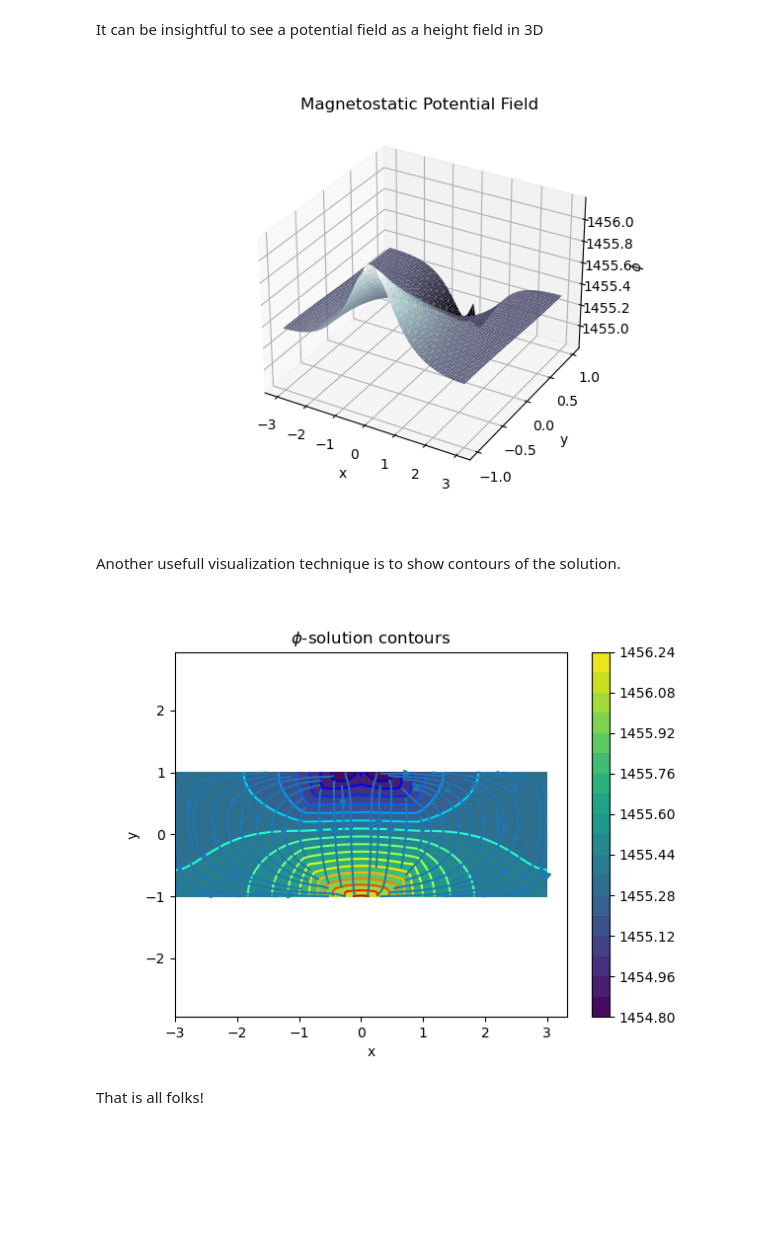
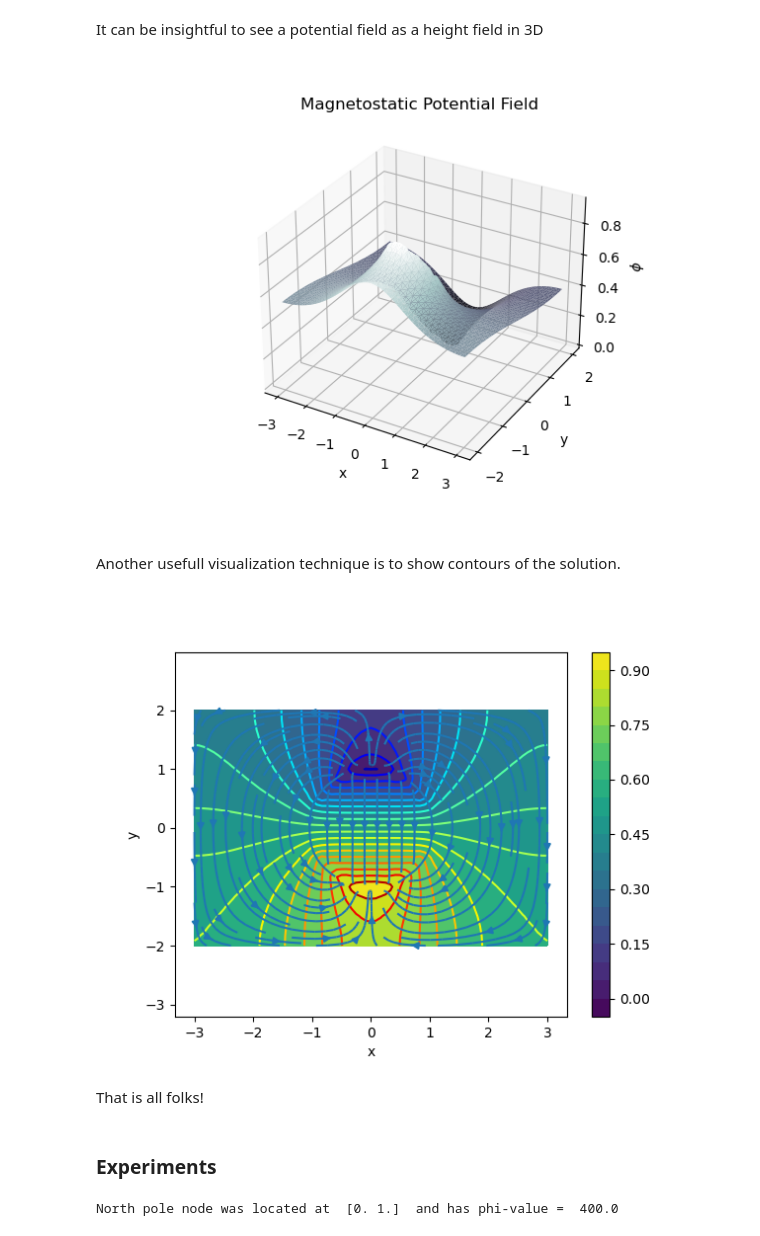
Before and after one commit to XaveryXavier/sim, a Jupyter notebook: week6.ipynb, the cells around one changed output. Cells and saved outputs as stored; diff of their text form; code cells hidden in the pictures; blank space fills up the shorter version.

```diff
--- a/week6.ipynb
+++ b/week6.ipynb
@@ -568,11 +568,24 @@ Now when we have created our control volume data structure we can start assembli
 
 The assembly method returns the A-matrix and b-vector for the full system. It also returns the index of the north pole node where the Dirichlet condition is applied. Further the assembly method applies the boundary condition to the full system before it returns its values.
 # %%
+def M_radial_decay(p, R=1.0, dir_vec=np.array([0, 1])):
+
+    r = np.linalg.norm(p)
+    if r > R:
+        return np.zeros_like(dir_vec)
+    f = np.cos(np.pi * r / (2 * R)) ** 2
+    return f * dir_vec
+
+
+def inside_square(p):
+    return p[0]**2 <= 1 and p[1]**2 <= 1
+
+
 def inside_unit_circle(p):
     return np.linalg.norm(p) <= 1
 
 
-def matrix_assembly(CVs):
+def matrix_assembly(CVs, gauge=0):
     N = len(CVs)
     A = np.zeros((N,N),dtype=np.float32)
     b = np.zeros((N,),dtype=np.float32)
@@ -584,6 +597,7 @@ def matrix_assembly(CVs):
         cv = CVs[i]
 
         dist = np.linalg.norm( vec2(0,1) - cv.c )
+        # Index of node closest to the north pole
         if dist < min_dist:
             min_dist = dist
             idx = i
@@ -599,6 +613,8 @@ def matrix_assembly(CVs):
             M = vec2(0,0)
             # TODO - Add your solution for computing M field
             if inside_unit_circle(m):
+            # if inside_square(m):
+                # M[:] = M_radial_decay(m)
                 M[0] = 0
                 M[1] = -1
             flux = np.dot(n, M)
@@ -632,13 +648,13 @@ def matrix_assembly(CVs):
     # TODO - Add your solution here
     # A[:,idx] = 0
     A[idx,:] = 0
-    b[idx] = 1455
+    b[idx] = gauge
     A[idx,idx] = 1
     return A, b, idx
 # %% [markdown]
 We now have all code pieces in place to create all the control volumes and perform our assembly process to create a final matrix system that can be solved later on.
 # %%
-V, T = make_beam_mesh(6.0,2.0,(72,24))
+V, T = make_beam_mesh(6.0,4.0,(72,24))
 
 info = MeshInfo(V,T)
 
@@ -704,29 +720,48 @@ ax.set_ylabel('y')
 ax.set_zlabel('$\phi$')
 plt.show()
 # %% [output]
-[figure, old version]
+[figure, new version]
 # %% [markdown]
 Another usefull visualization technique is to show contours of the solution.
 # %%
 fig = plt.figure()
 ax = plt.subplot(111)
 X = V[:,0].reshape(25,73)
 Y = V[:,1].reshape(25,73)
 Z = phi.reshape(25,73)
 # add magnetic field streamlines
 gy,gx = np.gradient(Z)
 
 
 plt.contourf(X,Y,Z,levels=20)
 plt.colorbar()
 plt.contour(X,Y,Z,levels=20,cmap=plt.cm.jet)
 plt.streamplot(X, Y, gx, gy)
 ax.axis('equal')
 ax.set_xlabel('x')
 ax.set_ylabel('y')
-ax.set_title('$\phi$-solution contours')
+# ax.set_title('$\phi$-solution contours')
 plt.show()
 # %% [output]
-[figure, old version]
+[figure, new version]
 # %% [markdown]
 That is all folks!
+# %% [markdown]
+### Experiments
+# %%
+V, T = make_beam_mesh(6.0,6.0,(72,24))
+
+info = MeshInfo(V,T)
+
+CVs = []
+for v in range(len(V)):
+    cv = VertexControlVolume(v,info)
+    CVs.append(cv)
+
+A, b, idx = matrix_assembly(CVs, gauge=400)
+
+phi = np.linalg.solve(A, b)
+
+print('North pole node was located at ',CVs[idx].c, ' and has phi-value = ',phi[idx])
+# %% [output]
+North pole node was located at  [0. 1.]  and has phi-value =  400.0
```
Also changed, not shown: parts of 6 cells of this notebook, 2 other files.
